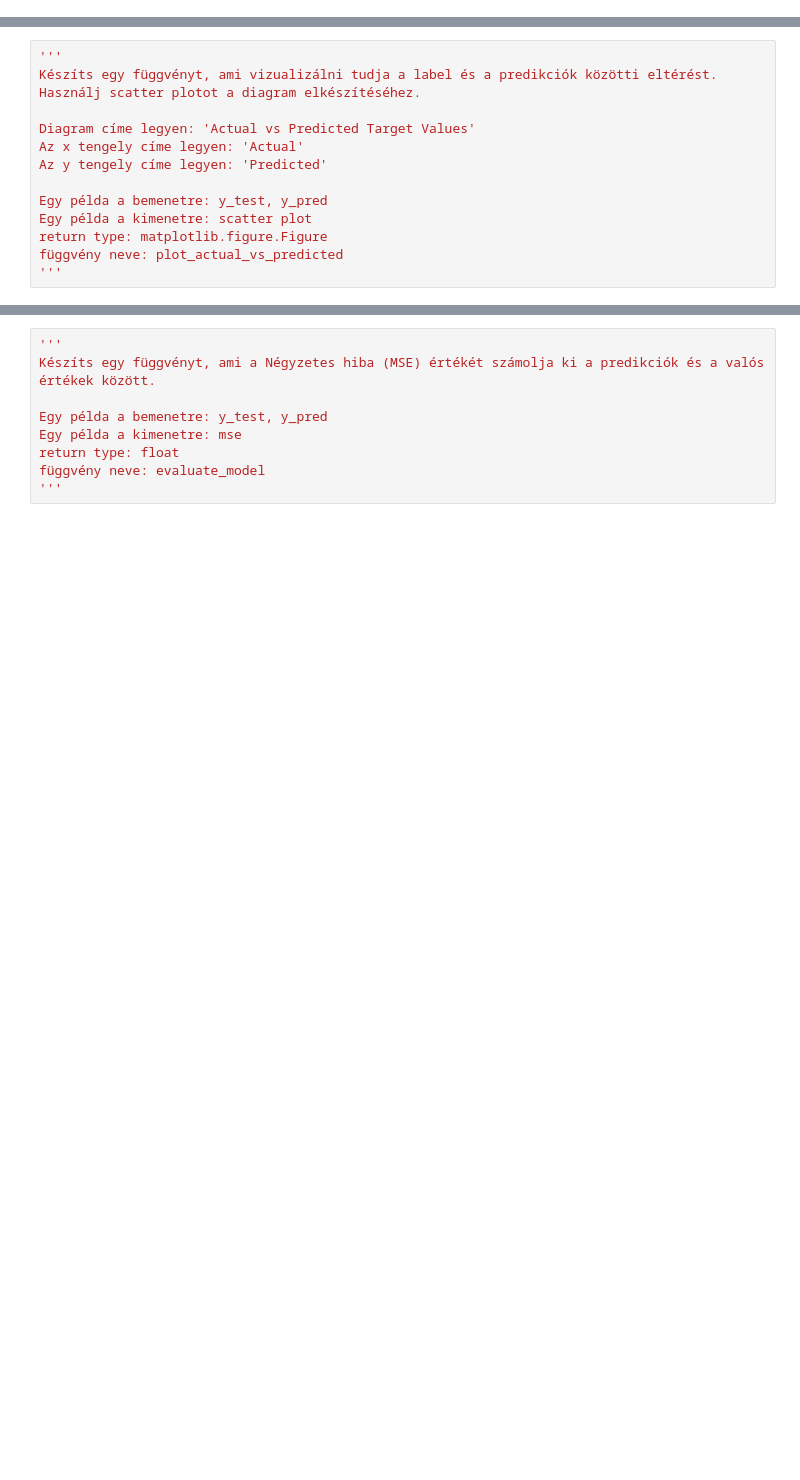
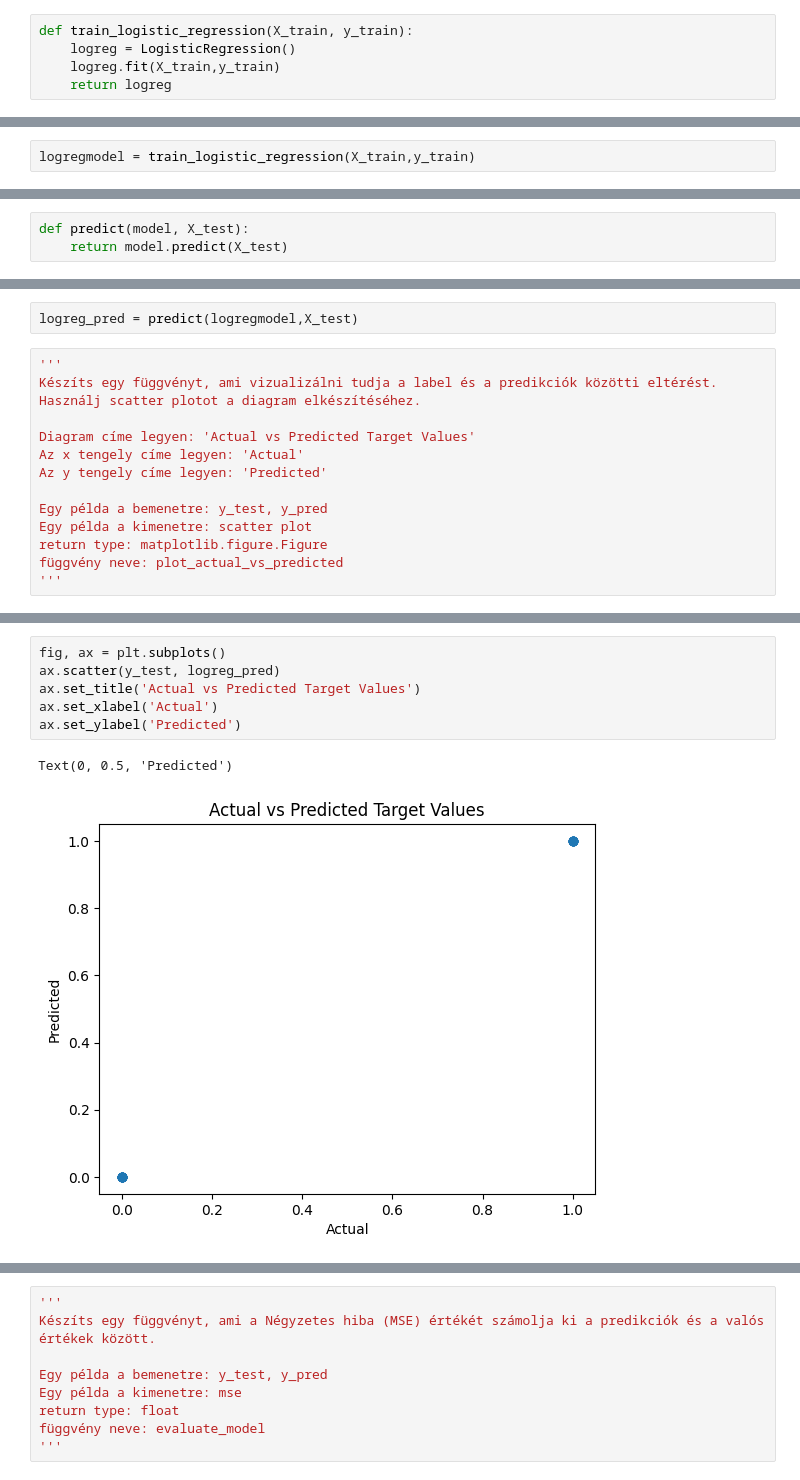
Before and after one commit to mbnczy/BEVADAT2022232, a Jupyter notebook: HAZI/HAZI08/HAZI08.ipynb, the cells around one changed output, grey strips where cells are left out. Drawn from its saved outputs; the diff is of its cells as text; blank space fills up the shorter version.

```diff
--- a/HAZI/HAZI08/HAZI08.ipynb
+++ b/HAZI/HAZI08/HAZI08.ipynb
@@ -75,3 +160,8 @@ Egy példa a kimenetre: model
 return type: sklearn.linear_model._base.LogisticRegression
 függvény neve: train_logistic_regression
 '''
+# %%
+def train_logistic_regression(X_train, y_train):
+    logreg = LogisticRegression()
+    logreg.fit(X_train,y_train)
+    return logreg
@@ -78,3 +170,5 @@ függvény neve: train_logistic_regression
+# %%
+logregmodel = train_logistic_regression(X_train,y_train)
 # %%
 '''
 Készíts egy függvényt, ami a feltanított modellel predikciót tud végre hajtani.
@@ -84,3 +178,6 @@ Egy példa a kimenetre: y_pred
 return type: numpy.ndarray
 függvény neve: predict
 '''
+# %%
+def predict(model, X_test):
+    return model.predict(X_test)
@@ -87,3 +186,5 @@ függvény neve: predict
+# %%
+logreg_pred = predict(logregmodel,X_test)
 # %%
 '''
 Készíts egy függvényt, ami vizualizálni tudja a label és a predikciók közötti eltérést.
@@ -100,0 +210,9 @@ függvény neve: plot_actual_vs_predicted
+# %%
+fig, ax = plt.subplots()
+ax.scatter(y_test, logreg_pred)
+ax.set_title('Actual vs Predicted Target Values')
+ax.set_xlabel('Actual')
+ax.set_ylabel('Predicted')
+# %% [output]
+Text(0, 0.5, 'Predicted')
+[figure, added]
```
Also changed, not shown: parts of 17 cells of this notebook.
